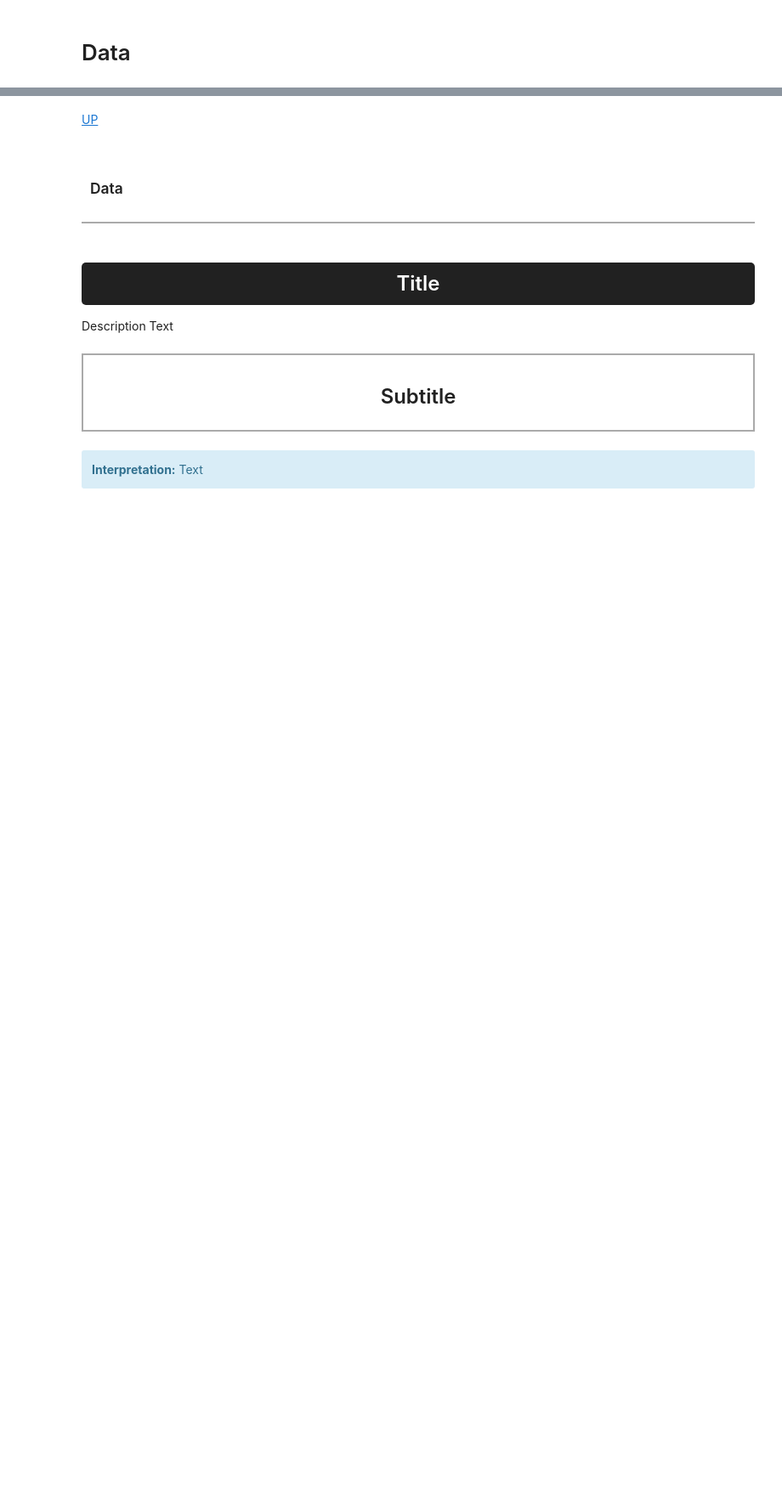
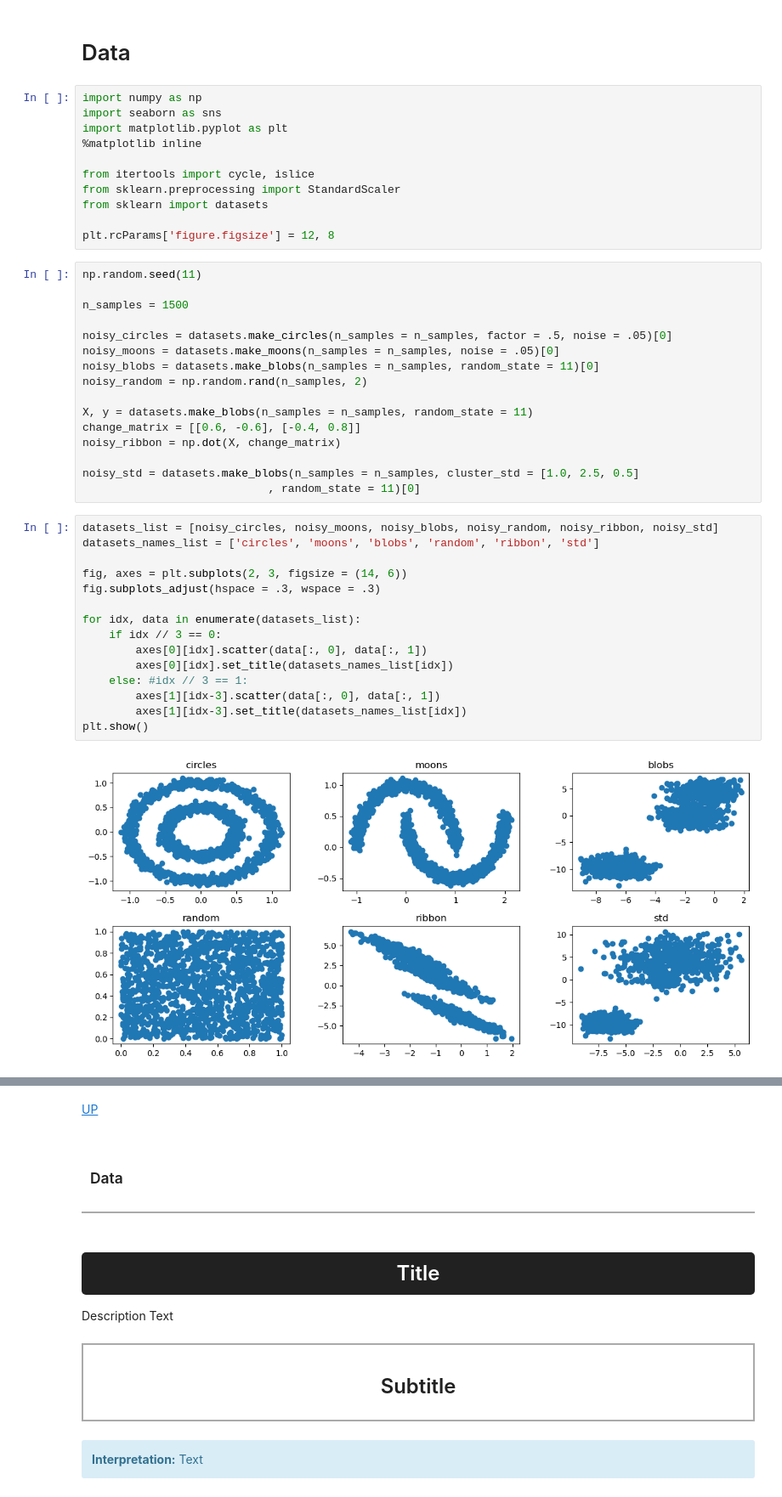
Before and after one commit to leopoldgerber/Machine-Learning, a Jupyter notebook: ML-7. Clustering.ipynb, the cells around one changed output, grey strips where cells are left out. Shown: that part at 85% size. Drawn from its saved outputs; the diff is of its cells as text; blank space fills up the shorter version.

```diff
--- a/ML-7. Clustering.ipynb
+++ b/ML-7. Clustering.ipynb
@@ -7,3 +8,47 @@
 # %% [markdown]
 <a id = 'data'></a>
 # Data
+# %%
+import numpy as np
+import seaborn as sns
+import matplotlib.pyplot as plt
+%matplotlib inline
+
+from itertools import cycle, islice
+from sklearn.preprocessing import StandardScaler
+from sklearn import datasets
+
+plt.rcParams['figure.figsize'] = 12, 8
+# %%
+np.random.seed(11)
+
+n_samples = 1500
+
+noisy_circles = datasets.make_circles(n_samples = n_samples, factor = .5, noise = .05)[0]
+noisy_moons = datasets.make_moons(n_samples = n_samples, noise = .05)[0]
+noisy_blobs = datasets.make_blobs(n_samples = n_samples, random_state = 11)[0]
+noisy_random = np.random.rand(n_samples, 2)
+
+X, y = datasets.make_blobs(n_samples = n_samples, random_state = 11)
+change_matrix = [[0.6, -0.6], [-0.4, 0.8]]
+noisy_ribbon = np.dot(X, change_matrix)
+
+noisy_std = datasets.make_blobs(n_samples = n_samples, cluster_std = [1.0, 2.5, 0.5]
+                            , random_state = 11)[0]
+# %%
+datasets_list = [noisy_circles, noisy_moons, noisy_blobs, noisy_random, noisy_ribbon, noisy_std]
+datasets_names_list = ['circles', 'moons', 'blobs', 'random', 'ribbon', 'std']
+
+fig, axes = plt.subplots(2, 3, figsize = (14, 6))
+fig.subplots_adjust(hspace = .3, wspace = .3)
+
+for idx, data in enumerate(datasets_list):
+    if idx // 3 == 0:
+        axes[0][idx].scatter(data[:, 0], data[:, 1])
+        axes[0][idx].set_title(datasets_names_list[idx])
+    else: #idx // 3 == 1:
+        axes[1][idx-3].scatter(data[:, 0], data[:, 1])
+        axes[1][idx-3].set_title(datasets_names_list[idx])
+plt.show()
+# %% [output]
+[figure, added]
```
Also changed, not shown: parts of 11 cells of this notebook.
